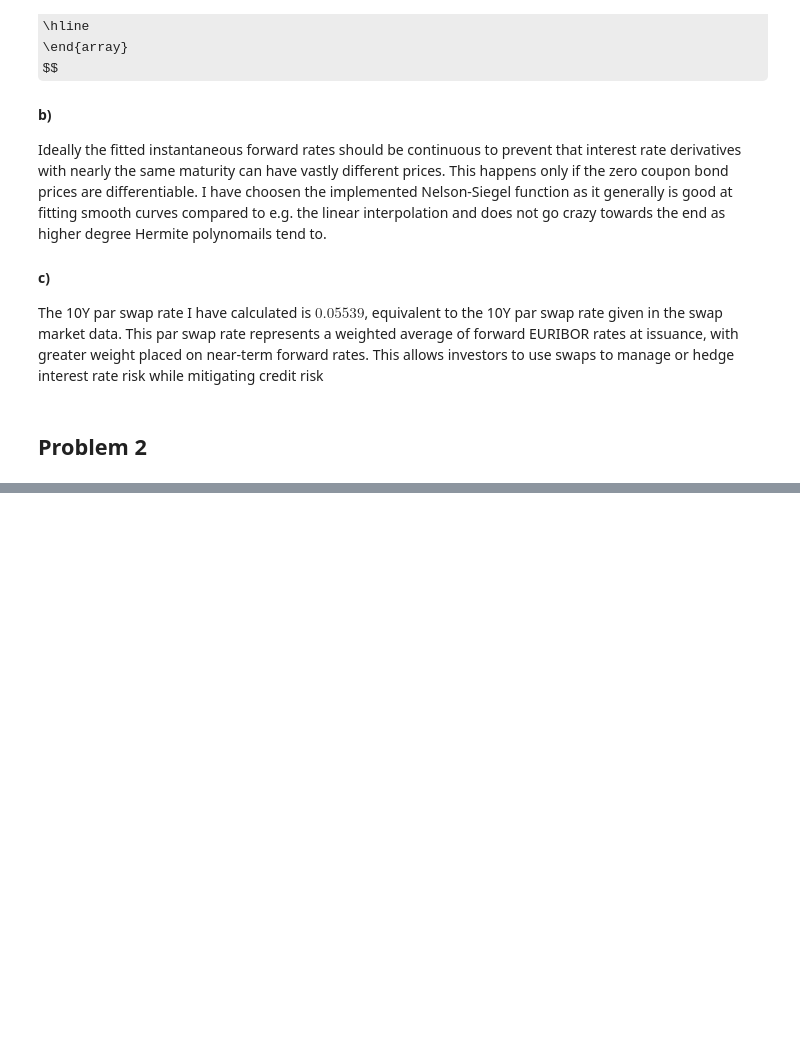
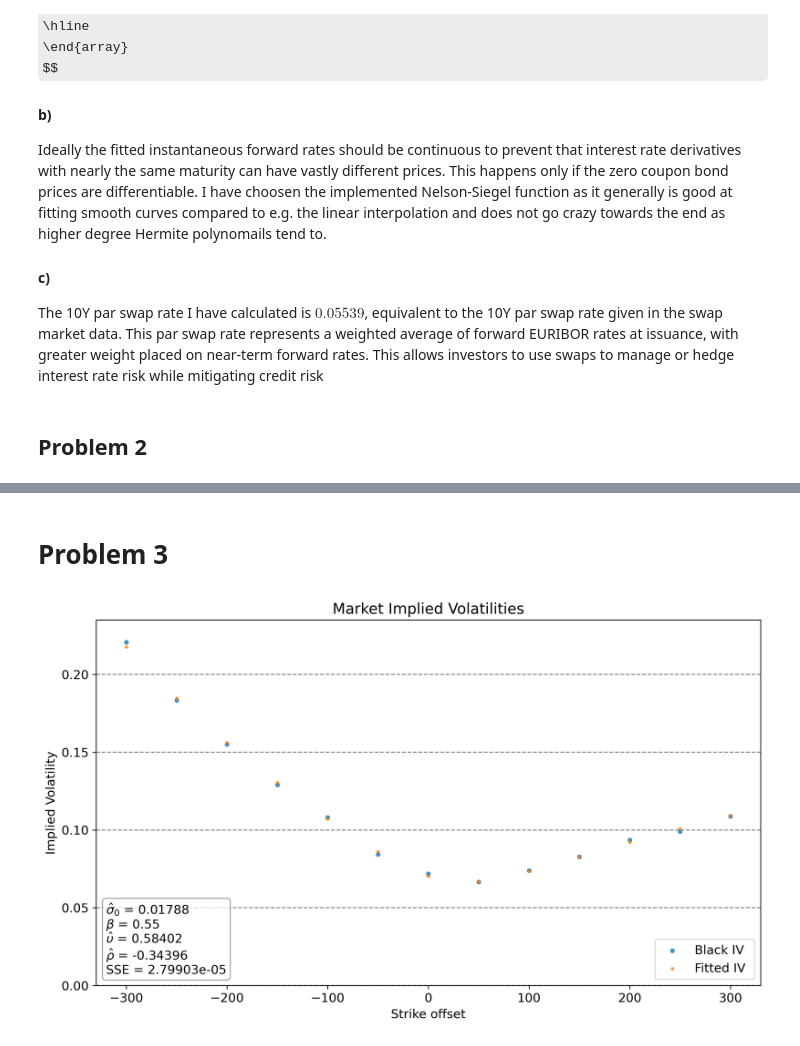
Before and after one commit to johanoelgaard/FixedIncome, a Jupyter notebook: 12/12.ipynb, the cells around one changed output, grey strips where cells are left out. Saved outputs shown, nothing was run; the diff lists cells and outputs as text; code cells hidden in the pictures; some formulas as TeX source; blank space fills up the shorter version.

```diff
--- a/12/12.ipynb
+++ b/12/12.ipynb
@@ -193,0 +229,75 @@ As seen in the graphs with simulations for the HWEV and the Vasicek models, the
+# %% [markdown]
+# Problem 3
+# %%
+interpolation_options = {"method":"nelson_siegel","transition": 'smooth'}
+T_fit, R_fit, sse = fid.zcb_curve_fit(data_zcb,interpolation_options=interpolation_options)
+T_inter = np.linspace(0, 30, 2*int(T_fit[-1])+1)
+p_inter, R_inter, f_inter, T_inter = fid.zcb_curve_interpolate(T_inter=T_inter, T=T_fit, R=R_fit, interpolation_options=interpolation_options)
+
+N_swaption = len(K_swaption_offset)
+y_exercise, y_maturity,idx_exercise = 3, 10, 6
+# a
+R_swaption, S_swaption = fid.swap_rate_from_zcb_prices(0, y_exercise, y_maturity, "annual", T_inter, p_inter)
+idx_closest = 7
+close_swaption = fid.black_swaption_price(iv_swaption_market[idx_closest], T_inter[idx_exercise], R_swaption+50/10000, S_swaption, R_swaption,type = "call")
+# b
+def fit_sabr_obj_no_beta(param, beta, sigma_market, K, T, R):
+    sigma_0, upsilon, rho = param
+    N = len(sigma_market)
+    sse = 0
+    for n in range(N):
+        sigma_model = fid.sigma_sabr(K[n], T, R, sigma_0, beta, upsilon, rho, type="call")
+        sse += (sigma_market[n] - sigma_model)**2
+    return sse
+K = np.zeros(N_swaption)
+for i in range(N_swaption):
+    K[i] = R_swaption + K_swaption_offset[i]/10000
+beta = 0.55
+param0 = 0.06, 0.45, -0.2
+result = minimize(fit_sabr_obj_no_beta, param0, method = 'nelder-mead', args = (beta, iv_swaption_market, K, T_inter[idx_exercise], R_swaption) ,options={'xatol': 1e-10,'disp': False})
+sigma0, upsilon, rho = result.x
+iv_fit, price_fit = np.zeros(N_swaption), np.zeros(N_swaption)
+for i in range(N_swaption):
+    iv_fit[i] = fid.sigma_sabr(K[i],T_inter[idx_exercise],R_swaption,sigma0,beta,upsilon,rho,type = "call")
+    price_fit[i] = fid.black_swaption_price(iv_fit[i],T_inter[idx_exercise],K[i],S_swaption,R_swaption,type = "call")
+iv_plot = [{'label':'Black IV','x':K_swaption_offset,'y':iv_swaption_market, 's':50},
+           {'label':'Fitted IV','x':K_swaption_offset,'y':iv_fit}]
+text = {'$\hat{\sigma}_0$':sigma0,'$\\beta$':f'{beta:.2f}','$\hat{\\upsilon}$':upsilon,'$\hat{\\rho}$':rho, 'SSE':f'{result.fun:.5e}'}
+plot.rates(iv_plot, title='Market Implied Volatilities', xlabel='Strike offset', ylabel='Implied Volatility', text=text)
+print(f"3Y7Y forward par swap rate: {R_swaption}, accrual factor: {S_swaption}")
+print(f'Black implied volatility: \n{iv_swaption_market}')
+print(f"3Y7Y forward par swap rate: {R_swaption}, accrual factor: {S_swaption}")
+print(f'Closest swaption w. strike 0.06 is swaption w. strike +50 bps at strike {R_swaption+50/10000}, price: {close_swaption*10000:.5f} bps')
+# c
+F0_bump = [R_swaption - 1/10000, R_swaption, R_swaption + 1/10000]
+sigma_bump = [sigma0 - 0.001, sigma0, sigma0 + 0.001]
+idx_payer = 8
+idx_reciever = 4
+payer_value_rate_bump = np.zeros_like(F0_bump)
+receiver_value_rate_bump = np.zeros_like(F0_bump)
+value_rate_bump = np.zeros_like(F0_bump)
+payer_value_sigma_bump = np.zeros_like(sigma_bump)
+receiver_value_sigma_bump = np.zeros_like(sigma_bump)
+value_sigma_bump = np.zeros_like(sigma_bump)
+for i, F0 in enumerate(F0_bump):
+    payer_value_rate_bump[i] = fid.black_swaption_price(iv_fit[idx_payer], T_inter[idx_exercise], K[idx_payer], S_swaption, F0, type = "call")
+    receiver_value_rate_bump[i] = fid.black_swaption_price(iv_fit[idx_reciever], T_inter[idx_exercise], K[idx_reciever], S_swaption, F0, type = "put")
+    value_rate_bump[i] = payer_value_rate_bump[i] + receiver_value_rate_bump[i]
+print('Bumping the inital rate:')
+print(f'Payer swaption value (bps): {payer_value_rate_bump*10000}')
+print(f'Receiver swaption value (bps): {receiver_value_rate_bump*10000}')
+print(f'Value (bps): {value_rate_bump*10000}')
+print(f'PnL -1 bp: {(value_rate_bump[0] - value_rate_bump[1])*100000} bps\nPnL +1 bp: {(value_rate_bump[2] - value_rate_bump[1])*100000} bps')
+for i, sigma in enumerate(sigma_bump):
+    iv_sigma_payer = fid.sigma_sabr(K[idx_payer],T_inter[idx_exercise],R_swaption,sigma,beta,upsilon,rho)
+    iv_sigma_receiver = fid.sigma_sabr(K[idx_reciever],T_inter[idx_exercise],R_swaption,sigma,beta,upsilon,rho)
+    payer_value_sigma_bump[i] = fid.black_swaption_price(iv_sigma_payer, T_inter[idx_exercise], R_swaption+100/10000, S_swaption, R_swaption, type = "call")
+    receiver_value_sigma_bump[i] = fid.black_swaption_price(iv_sigma_receiver, T_inter[idx_exercise], R_swaption-100/10000, S_swaption, R_swaption, type = "put")
+    value_sigma_bump[i] = payer_value_sigma_bump[i] + receiver_value_sigma_bump[i]
+print('Bumping the volatility:')
+print(f'Payer swaption value (bps): {payer_value_sigma_bump*10000}')
+print(f'Receiver swaption value (bps): {receiver_value_sigma_bump*10000}')
+print(f'Value (bps): {value_sigma_bump*10000}')
+print(f'PnL sigma-0.01: {(value_sigma_bump[0] - value_sigma_bump[1])*10000} bps\nPnL sigma+0.01: {(value_sigma_bump[2] - value_sigma_bump[1])*10000} bps')
+# %% [output]
+[figure, added]
```
Also changed, not shown: parts of 11 cells of this notebook, 1 other file.
